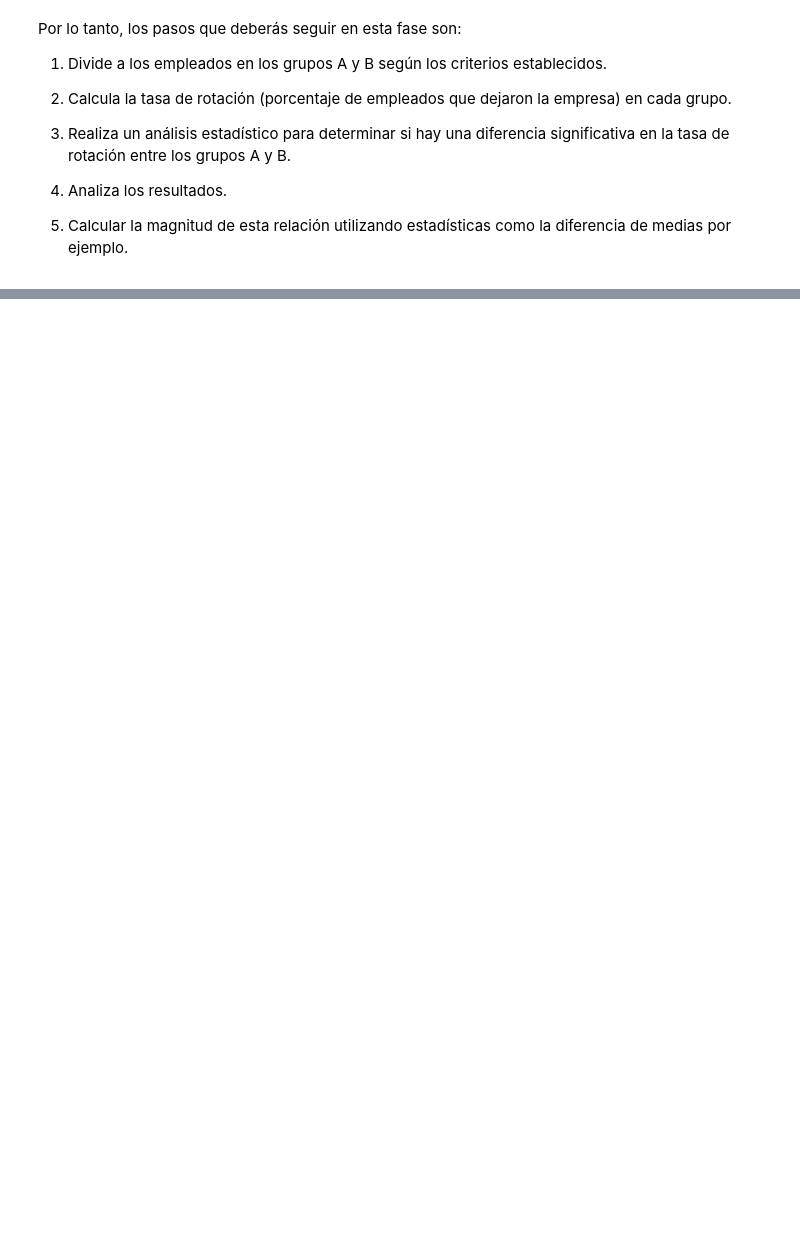
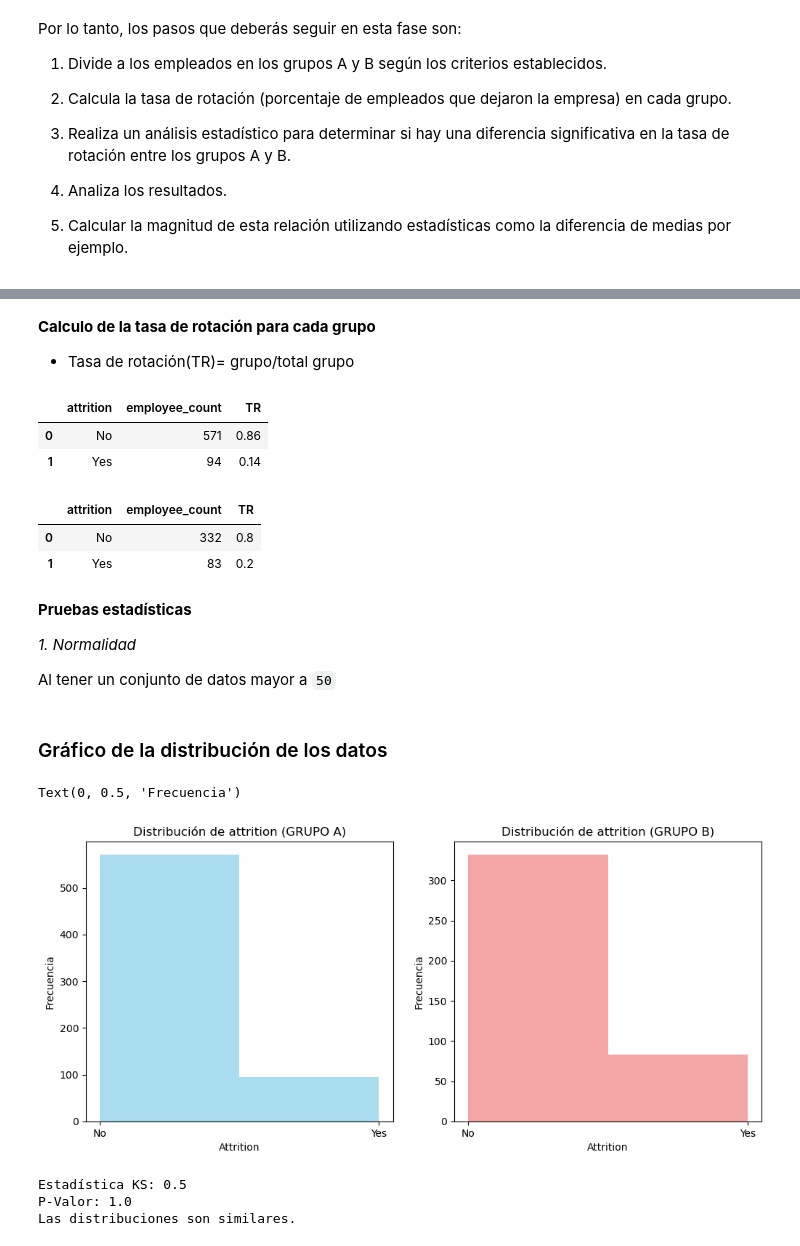
Before and after one commit to Paulamc1695/proyecto_da_promo_J_modulo_3, a Jupyter notebook: Fase_4_AB_testing.ipynb, the cells around one changed output, grey strips where cells are left out. Drawn from its saved outputs; the diff is of its cells as text; code cells hidden in the pictures; blank space fills up the shorter version.

```diff
--- a/Fase_4_AB_testing.ipynb
+++ b/Fase_4_AB_testing.ipynb
@@ -81,7 +76,6 @@ Por lo tanto, los pasos que deberás seguir en esta fase son:
 5. Calcular la magnitud de esta relación utilizando estadísticas como la diferencia de medias por ejemplo.
 # %%
 # Grupo A (Control): Empleados con un nivel de satisfacción en el trabajo igual o superior a 3 en una escala de 1 a 5.
-grupo_a=
-
-# Grupo B (Variante): Empleados con un nivel de satisfacción en el trabajo inferior a 3 en la misma escala.
-grupo_b=
+filtro_grupo_a= df_HR["job_satisfaction"]>= 3
+grupo_a = df_HR[filtro_grupo_a]
+grupo_a.head()
@@ -108,0 +89,5 @@ df_AB
+# %%
+# Grupo B (Variante): Empleados con un nivel de satisfacción en el trabajo inferior a 3 en la misma escala.
+filtro_grupo_b= df_HR["job_satisfaction"]< 3
+grupo_b = df_HR[filtro_grupo_b]
+grupo_b.head()
@@ -108,0 +101,62 @@ df_AB
+# %% [markdown]
+**Calculo de la tasa de rotación para cada grupo**
+- Tasa de rotación(TR)= grupo/total grupo
+# %%
+df_grupo_a= grupo_a.groupby('attrition')["employee_count"].count().reset_index()
+
+df_grupo_a["TR"]= (df_grupo_a["employee_count"]/df_grupo_a["employee_count"].sum()).round(2)
+df_grupo_a
+# %% [output]
+|  | attrition | employee_count | TR |
+| 0 | No | 571 | 0.86 |
+| 1 | Yes | 94 | 0.14 |
+# %%
+df_grupo_b= grupo_b.groupby('attrition')["employee_count"].count().reset_index()
+df_grupo_b["TR"]= (df_grupo_b["employee_count"]/df_grupo_b["employee_count"].sum()).round(2)
+df_grupo_b
+# %% [output]
+|  | attrition | employee_count | TR |
+| 0 | No | 332 | 0.8 |
+| 1 | Yes | 83 | 0.2 |
+# %% [markdown]
+**Pruebas estadísticas**
+
+*1. Normalidad*
+
+Al tener un conjunto de datos mayor a `50`
+# %% [markdown]
+### Gráfico de la distribución de los datos
+# %%
+# Crear subplots
+fig, axes = plt.subplots(nrows=1, ncols=2, figsize=(12, 5))
+# Histograma para productos "Producto local"
+axes[0].hist(grupo_a['attrition'], bins=2, color='skyblue', alpha=0.7)
+axes[0].set_title('Distribución de attrition (GRUPO A)')
+axes[0].set_xlabel('Attrition')
+axes[0].set_ylabel('Frecuencia')
+# Histograma para productos "Buena calidad del producto"
+axes[1].hist(grupo_b['attrition'], bins=2, color='lightcoral',alpha=0.7)
+axes[1].set_title('Distribución de attrition (GRUPO B)')
+axes[1].set_xlabel('Attrition')
+axes[1].set_ylabel('Frecuencia')
+# %% [output]
+Text(0, 0.5, 'Frecuencia')
+[figure, added]
+# %%
+# Datos de los dos grupos
+
+# Realizar la prueba KS
+statistica_ks, p_valor = stats.ks_2samp(df_grupo_a['TR'],df_grupo_b['TR'])
+
+# Resultados
+print("Estadística KS:", statistica_ks)
+print("P-Valor:", p_valor)
+
+if p_valor < 0.05:
+    print("Las distribuciones son diferentes.")
+else:
+    print("Las distribuciones son similares.")
+# %% [output]
+Estadística KS: 0.5
+P-Valor: 1.0
+Las distribuciones son similares.
```
Also changed, not shown: parts of 14 cells of this notebook.
